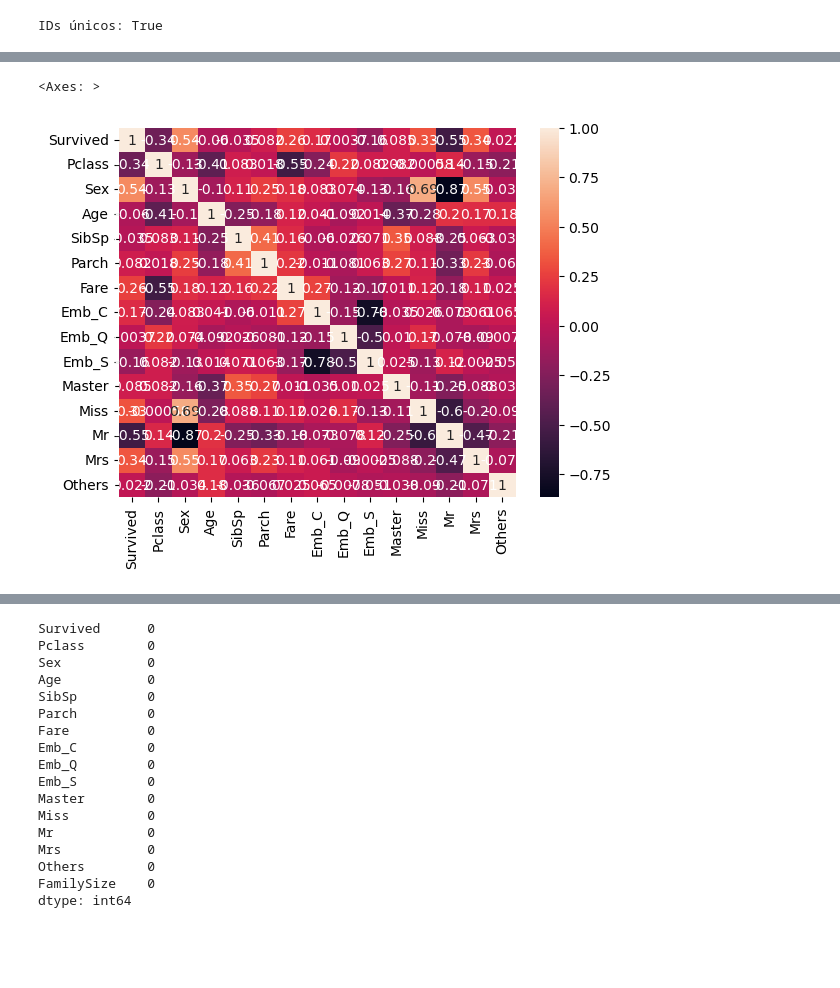
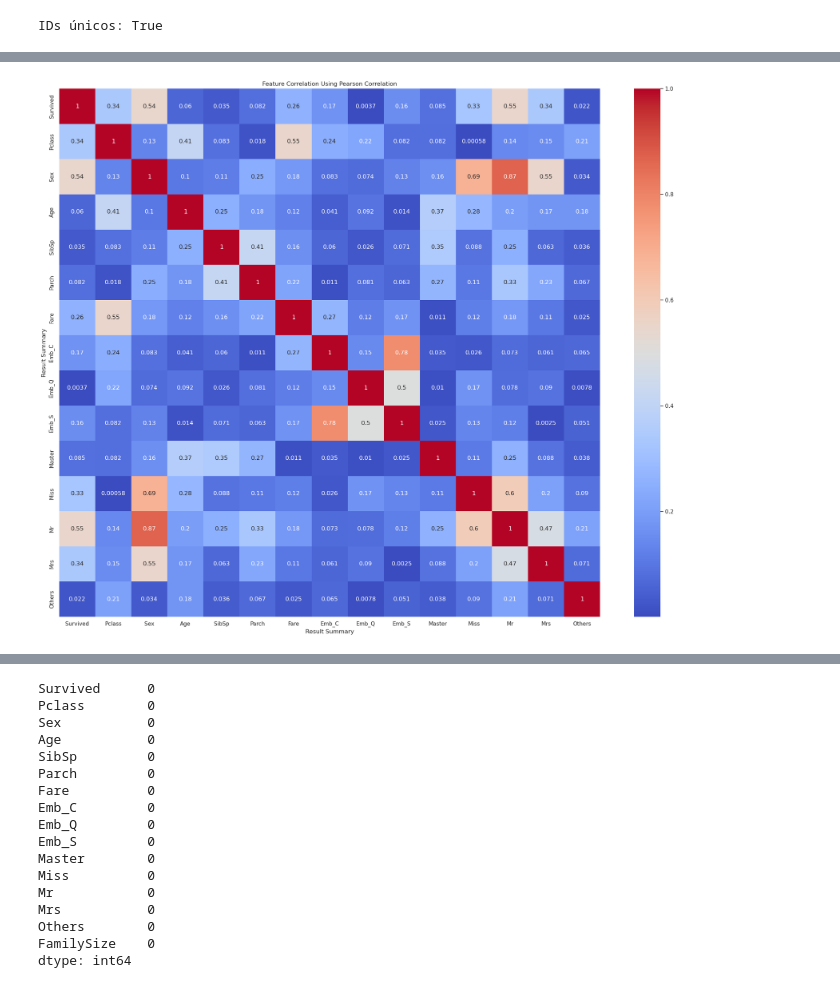
Before and after one commit to felipedepauli/challenges, a Jupyter notebook: 01_titanic/program.ipynb, the cells around one changed output, grey strips where cells are left out. Saved outputs shown, nothing was run; the diff lists cells and outputs as text; code cells hidden in the pictures; blank space fills up the shorter version.

```diff
--- a/01_titanic/program.ipynb
+++ b/01_titanic/program.ipynb
@@ -198,11 +204,14 @@ train_data.describe()
 | max | 1.000000 | 3.000000 | 1.000000 | 80.000000 | 8.000000 | 6.000000 | 512.329200 | 1.000000 | 1.000000 | 1.000000 | 1.000000 | ... |
 # %%
 # sns.pairplot(train_data)
-# %%
-sns.heatmap(train_data.corr(), annot=True)
-# %% [output]
-<Axes: >
-[figure, removed]
+# %%
+corr_matrix = train_data.corr().abs()
+fig= plt.figure(figsize = (20, 16))
+ax=sns.heatmap(corr_matrix, cmap="coolwarm",annot=True)
+ax.set(xlabel ="Result Summary", ylabel = "Result Summary", title ='Feature Correlation Using Pearson Correlation')
+plt.tight_layout()
+# %% [output]
+[figure, added]
 # %%
 train_data['Sex'].value_counts().plot.bar()
 # %% [output]
```
Also changed, not shown: parts of 19 cells of this notebook, 1 other file.
